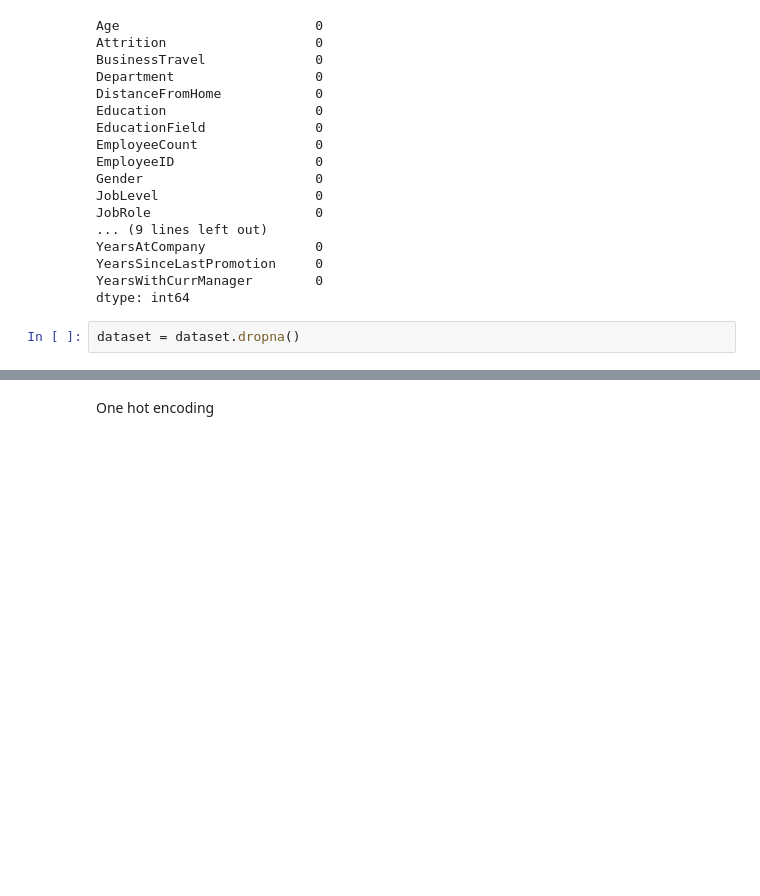
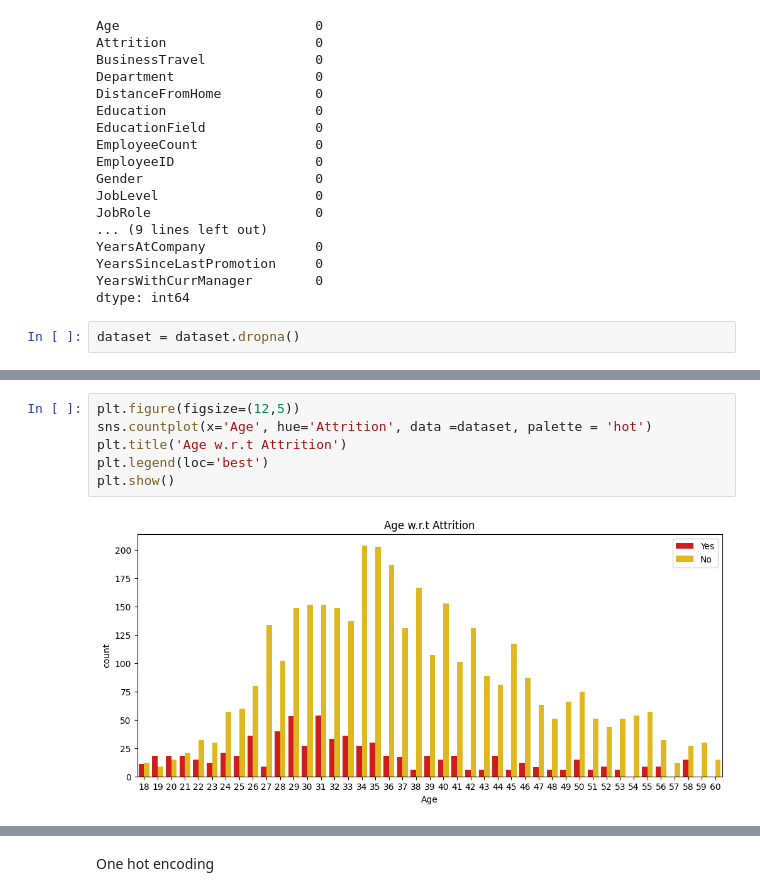
Before and after one commit to Tolulope-Akinmoju/AdventureWorks-PowerBI-Sales-Dashboard, a Jupyter notebook: HR_AdvML.ipynb, the cells around one changed output, grey strips where cells are left out. Cells and saved outputs as stored; diff of their text form; blank space fills up the shorter version.

```diff
--- a/HR_AdvML.ipynb
+++ b/HR_AdvML.ipynb
@@ -71,0 +169,8 @@ dataset = dataset.dropna()
+# %%
+plt.figure(figsize=(12,5))
+sns.countplot(x='Age', hue='Attrition', data =dataset, palette = 'hot')
+plt.title('Age w.r.t Attrition')
+plt.legend(loc='best')
+plt.show()
+# %% [output]
+[figure, added]
```
Also changed, not shown: parts of 21 cells of this notebook.
